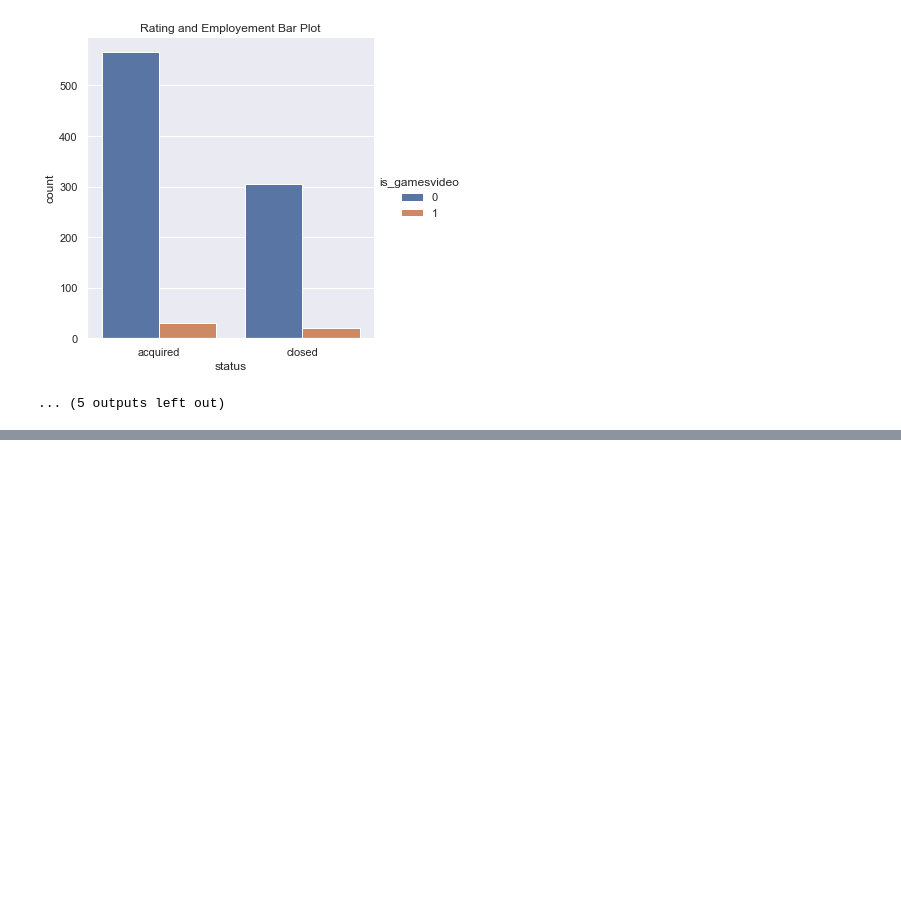
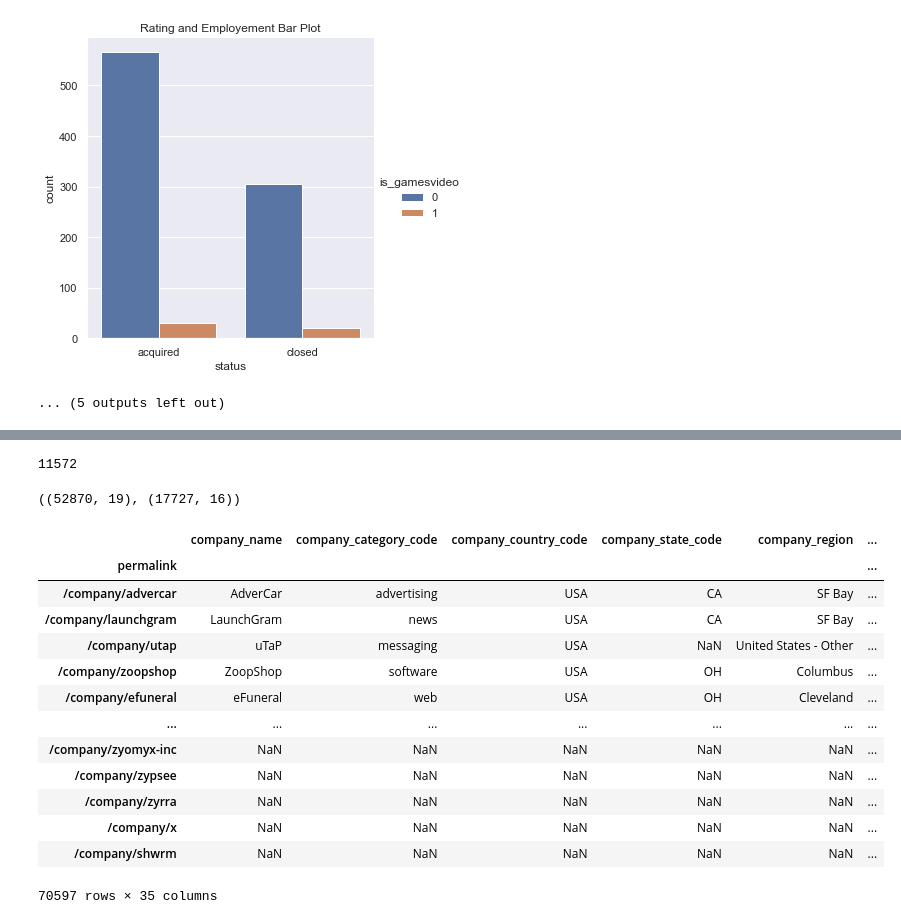
Before and after one commit to Kanupriya-12/SC5010-Data-Science-Project, a Jupyter notebook: EDA_Startup_Prediction.ipynb, the cells around one changed output, grey strips where cells are left out. Saved outputs shown, nothing was run; the diff lists cells and outputs as text; code cells hidden in the pictures; blank space fills up the shorter version.

Commit message:
Added previews of raw Crunchbase data

```diff
--- a/EDA_Startup_Prediction.ipynb
+++ b/EDA_Startup_Prediction.ipynb
@@ -154,0 +201,4 @@ for var in categorical:
+# %%
+cb_companies = pd.read_csv("crunchbase-companies.csv", encoding = "latin")
+cb_companies = cb_companies.set_index("permalink")
+cb_companies.head()
@@ -154,0 +213,4 @@ for var in categorical:
+# %%
+cb_companies = pd.get_dummies(cb_companies, columns = ["category_code", "state_code"], prefix = "is", drop_first = True)
+cb_companies
+cb_companies.head()
@@ -154,0 +227,5 @@ for var in categorical:
+# %%
+cb_investments = pd.read_csv("crunchbase-investments.csv", encoding = "latin")
+cb_investments.rename(columns = {"company_permalink": "permalink"}, inplace=True)
+cb_investments = cb_investments.set_index("permalink")
+cb_investments.head()
@@ -154,0 +264,26 @@ for var in categorical:
+# %%
+len(list(set(cb_investments.index)&set(cb_companies.index)))
+# %% [output]
+11572
+# %%
+cb_investments.shape, cb_companies.shape
+# %% [output]
+((52870, 19), (17727, 16))
+# %%
+cb_all = pd.concat([cb_investments, cb_companies], axis = 0)
+cb_all
+# %% [output]
+|  | company_name | company_category_code | company_country_code | company_state_code | company_region | ... |
+| permalink |  |  |  |  |  | ... |
+| /company/advercar | AdverCar | advertising | USA | CA | SF Bay | ... |
+| /company/launchgram | LaunchGram | news | USA | CA | SF Bay | ... |
+| /company/utap | uTaP | messaging | USA | NaN | United States - Other | ... |
+| /company/zoopshop | ZoopShop | software | USA | OH | Columbus | ... |
+| /company/efuneral | eFuneral | web | USA | OH | Cleveland | ... |
+| ... | ... | ... | ... | ... | ... | ... |
+| /company/zyomyx-inc | NaN | NaN | NaN | NaN | NaN | ... |
+| /company/zypsee | NaN | NaN | NaN | NaN | NaN | ... |
+| /company/zyrra | NaN | NaN | NaN | NaN | NaN | ... |
+| /company/x | NaN | NaN | NaN | NaN | NaN | ... |
+| /company/shwrm | NaN | NaN | NaN | NaN | NaN | ... |
+70597 rows × 35 columns
```
Also changed, not shown: parts of 15 cells of this notebook, 2 other files.
